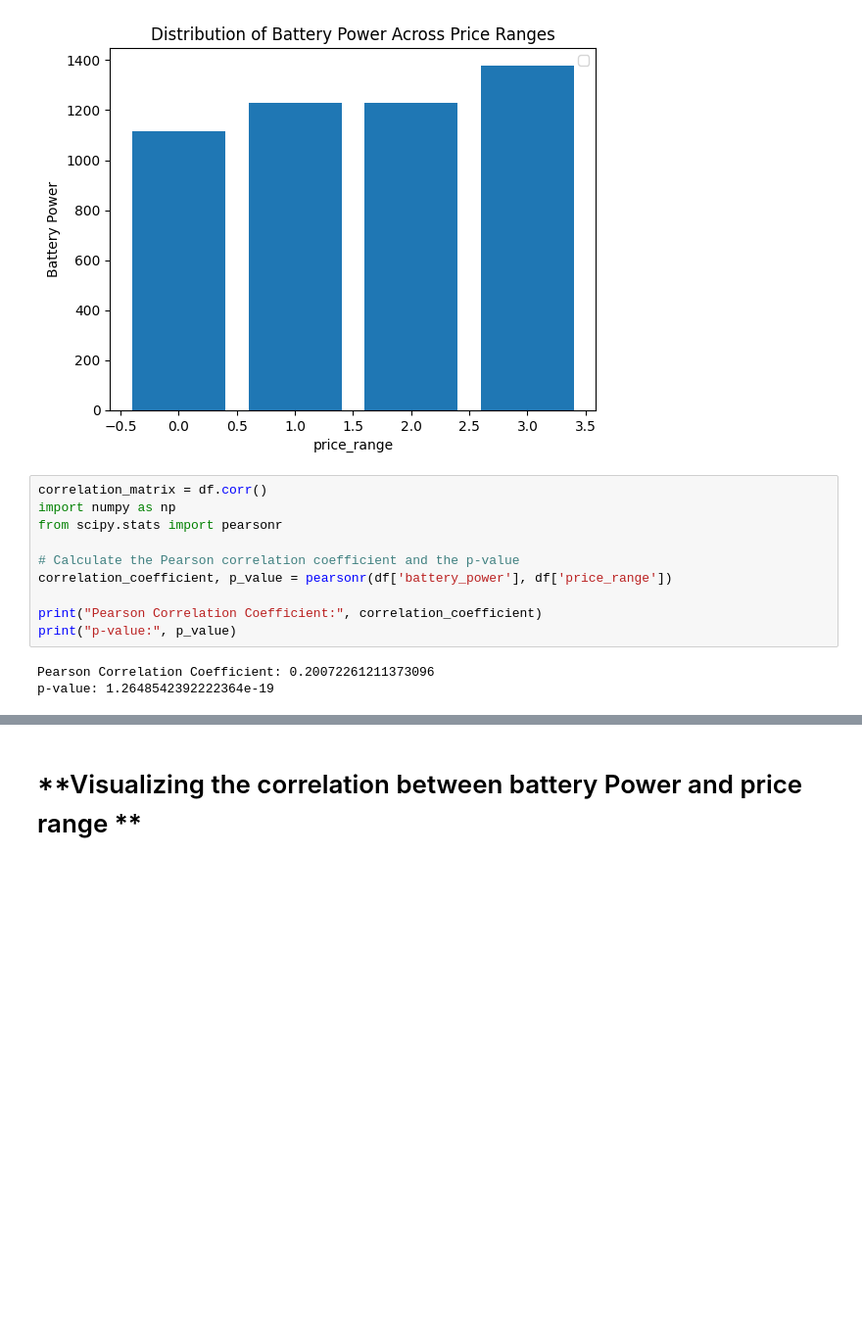
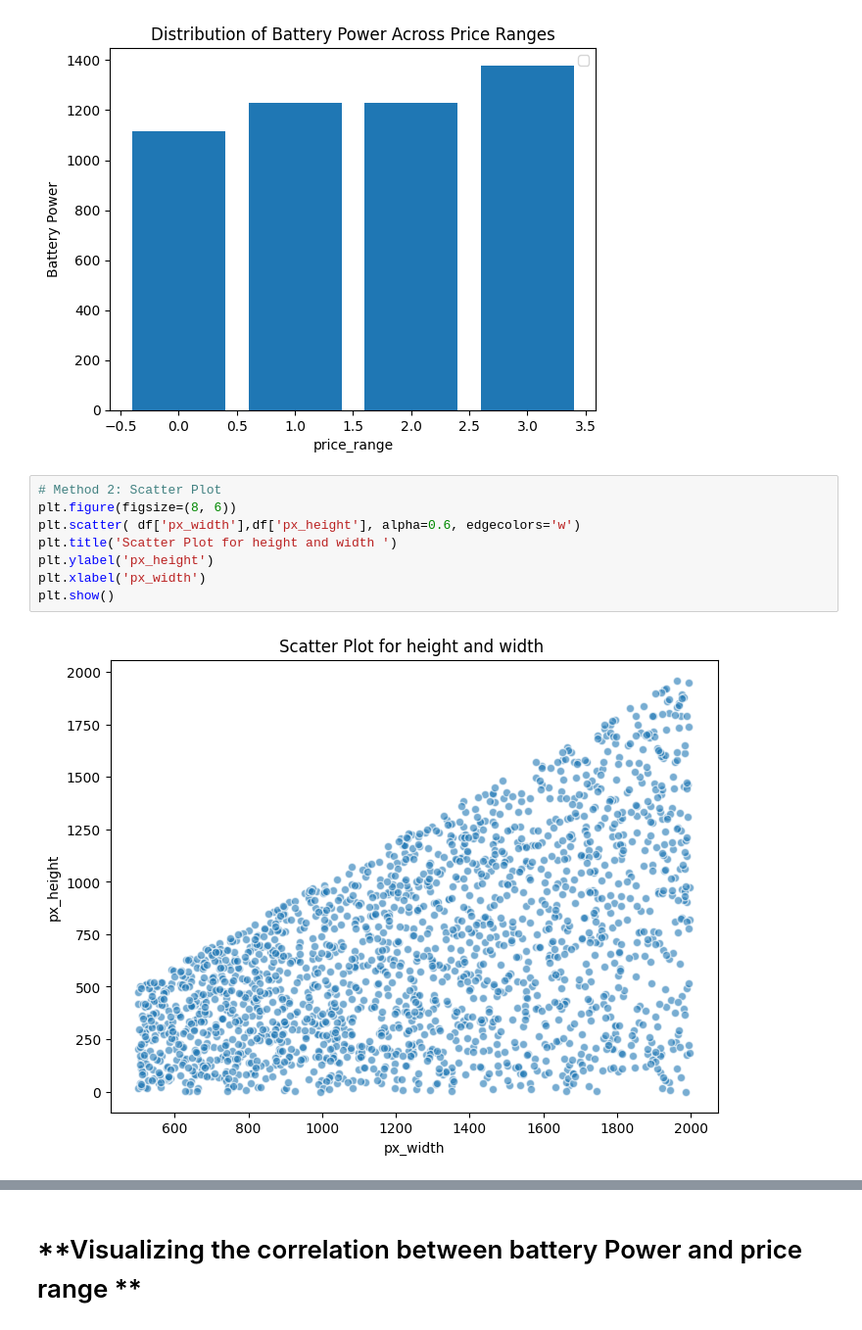
Before and after one commit to surajjorwar/Mobile-price-range-prediction-, a Jupyter notebook: Mobile_price_prediction_.ipynb, the cells around one changed output, grey strips where cells are left out. Shown at 98% size. Cells and saved outputs as stored; diff of their text form; blank space fills up the shorter version.

```diff
--- a/Mobile_price_prediction_.ipynb
+++ b/Mobile_price_prediction_.ipynb
@@ -80,16 +82,13 @@ plt.legend()
 WARNING:matplotlib.legend:No artists with labels found to put in legend.  Note that artists whose label start with an underscore are ignored when legend() is called with no argument.
 <matplotlib.legend.Legend at 0x...>
 [figure]
-# %%
-correlation_matrix = df.corr()
-import numpy as np
-from scipy.stats import pearsonr
-
-# Calculate the Pearson correlation coefficient and the p-value
-correlation_coefficient, p_value = pearsonr(df['battery_power'], df['price_range'])
-
-print("Pearson Correlation Coefficient:", correlation_coefficient)
-print("p-value:", p_value)
-# %% [output]
-Pearson Correlation Coefficient: 0.20072261211373096
-p-value: 1.2648542392222364e-19
+# %%
+# Method 2: Scatter Plot
+plt.figure(figsize=(8, 6))
+plt.scatter( df['px_width'],df['px_height'], alpha=0.6, edgecolors='w')
+plt.title('Scatter Plot for height and width ')
+plt.ylabel('px_height')
+plt.xlabel('px_width')
+plt.show()
+# %% [output]
+[figure, added]
```
Also changed, not shown: parts of 19 cells of this notebook.
